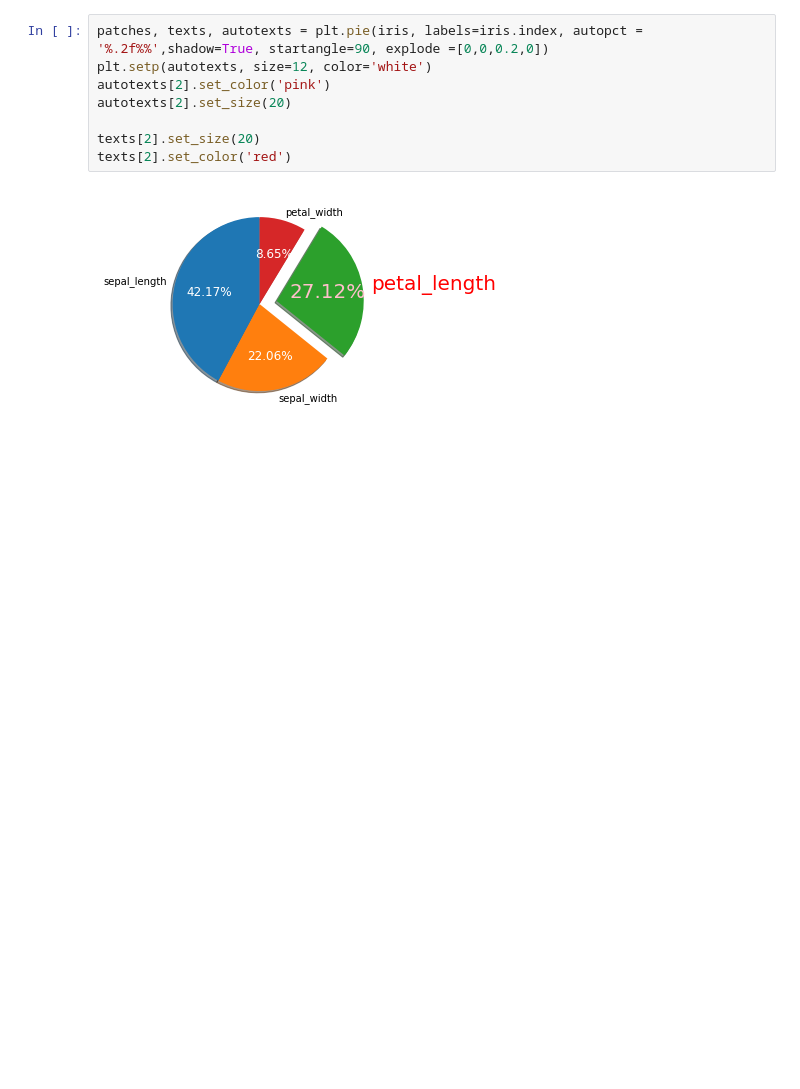
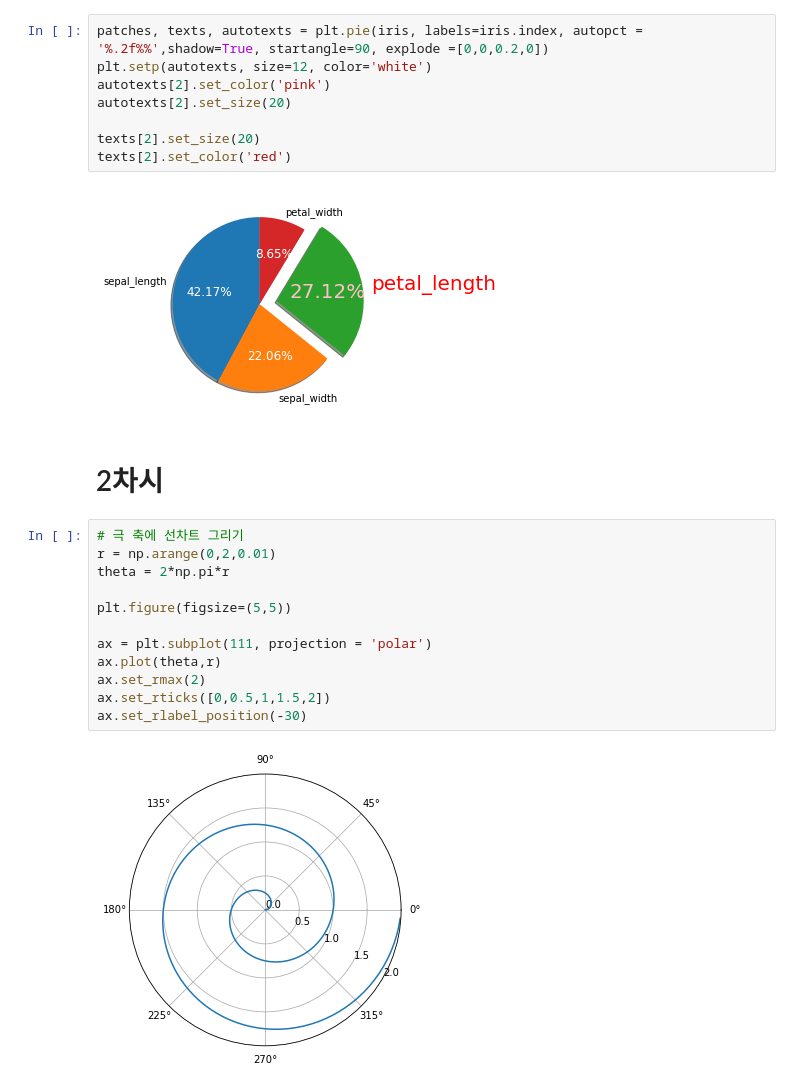
Before and after one commit to hanbinChae/Python-learning-univ, a Jupyter notebook: 빅데이터분석응용/경기과학기술대학교_202263020_채한빈_12주차.ipynb, the cells around one changed output. Drawn from its saved outputs; the diff is of its cells as text; blank space fills up the shorter version.

```diff
--- a/빅데이터분석응용/경기과학기술대학교_202263020_채한빈_12주차.ipynb
+++ b/빅데이터분석응용/경기과학기술대학교_202263020_채한빈_12주차.ipynb
@@ -119,3 +119,19 @@ texts[2].set_size(20)
 texts[2].set_color('red')
 # %% [output]
 [figure]
+# %% [markdown]
+# 2차시
+# %%
+# 극 축에 선차트 그리기
+r = np.arange(0,2,0.01)
+theta = 2*np.pi*r
+
+plt.figure(figsize=(5,5))
+
+ax = plt.subplot(111, projection = 'polar')
+ax.plot(theta,r)
+ax.set_rmax(2)
+ax.set_rticks([0,0.5,1,1.5,2])
+ax.set_rlabel_position(-30)
+# %% [output]
+[figure, added]
```
Also changed, not shown: parts of 4 cells of this notebook, 1 other file.
